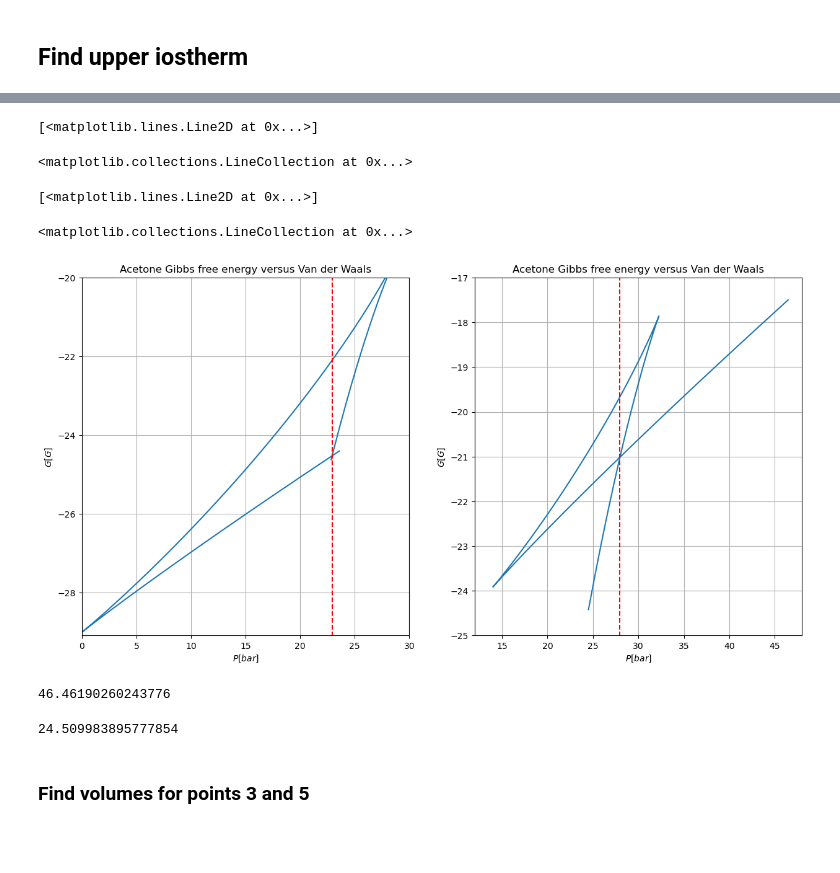
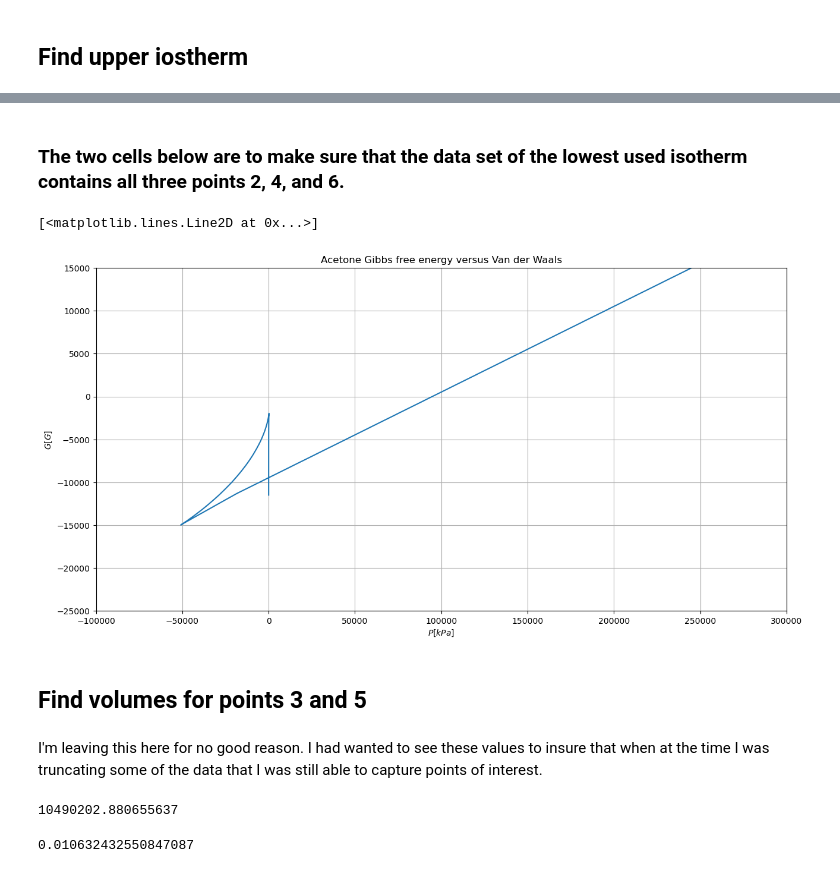
Before and after one commit to knownothingbozo/PHYS-3411, a Jupyter notebook: Van der Waals_integral_search.ipynb, the cells around one changed output, grey strips where cells are left out. Drawn from its saved outputs; the diff is of its cells as text; code cells hidden in the pictures; blank space fills up the shorter version.

```diff
--- a/Van der Waals_integral_search.ipynb
+++ b/Van der Waals_integral_search.ipynb
@@ -187,31 +131,19 @@ for i in range(T.size):
-# %%
-G = np.zeros((T.size,V.size))
-for i in range(T.size):
-    G[i] = -n*R*T[i]*np.log(V-n*b)+((n**2*R*T[i]*b)/(V-n*b))-((2*a*n**2)/V)
-fig = plt.figure(figsize=(15,7.5))
-ax0 = fig.add_subplot(1, 2, 1, xlabel='$P [bar]$', ylabel='$G [G]$', xlim=(0,30), ylim=(-29.1, -20), title='Acetone Gibbs free energy versus Van der Waals')
-ax0.grid()
-ax0.plot(P[0,:], G[0,:])
-ax0.vlines(22.92930656, -100, 100, color='red', linestyles='dashed')
-ax0 = fig.add_subplot(1, 2, 2, xlabel='$P [bar]$', ylabel='$G [G]$', xlim=(12, 48), ylim=(-25, -17), title='Acetone Gibbs free energy versus Van der Waals')
-ax0.grid()
-ax0.plot(P[1,:], G[1,:])
-ax0.vlines(27.96968507, -100, 100, color='red', linestyles='dashed')
-# %% [output]
-[<matplotlib.lines.Line2D at 0x...>]
-<matplotlib.collections.LineCollection at 0x...>
-[<matplotlib.lines.Line2D at 0x...>]
-<matplotlib.collections.LineCollection at 0x...>
-[figure, old version]
-# %%
-p_max = P_(V[0], T[1])
-p_min = P_(V[-1], T[1])
-p_max
-p_min
-# %% [output]
-46.46190260243776
-24.509983895777854
+# %% [markdown]
+### The two cells below are to make sure that the data set of the lowest used isotherm contains all three points 2, 4, and 6.
+# %%
+T=120
+V = np.linspace(min, 100000, 10000000)
+P = P_(V, T)
+G = -n*R*T*np.log(V-n*b)+((n**2*R*T*b)/(V-n*b))-((2*a*n**2)/V)
+# %%
+fig = plt.figure(figsize=(15,7.5))
+ax0 = fig.add_subplot(1, 1, 1, xlabel='$P [kPa]$', ylabel='$G [G]$', ylim=(-25000, 15000), xlim=(-100000, 300000), title='Acetone Gibbs free energy versus Van der Waals')
+ax0.grid()
+ax0.plot(P, G)
+# %% [output]
+[<matplotlib.lines.Line2D at 0x...>]
+[figure, added]
 # %% [markdown]
-### Find volumes for points 3 and 5
+## Find volumes for points 3 and 5
 # %%
 min = n*b+1E-4
@@ -230,6 +162,16 @@ for i in range(T.size):
         if P[j+1] < P[j] and v5_check == 1:
             v3[i] = V[j]
             break
+# %% [markdown]
+I'm leaving this here for no good reason. I had wanted to see these values to insure that when at the time I was truncating some of the data that I was still able to capture points of interest.
+# %%
+p_max = P_(V[0], T[1])
+p_min = P_(V[-1], T[1])
+p_max
+p_min
+# %% [output]
+10490202.880655637
+0.010632432550847087
 # %%
 def v_mid(p_max, p_min, v5, v3, V, T):  ### FIND THREE VOLUMES THAT CORRESPOND TO THE SAME PRESSURE
     p_mid = (p_max + p_min)/2           ### POINTS 2, 4, AND 6
```
Also changed, not shown: parts of 26 cells of this notebook.
